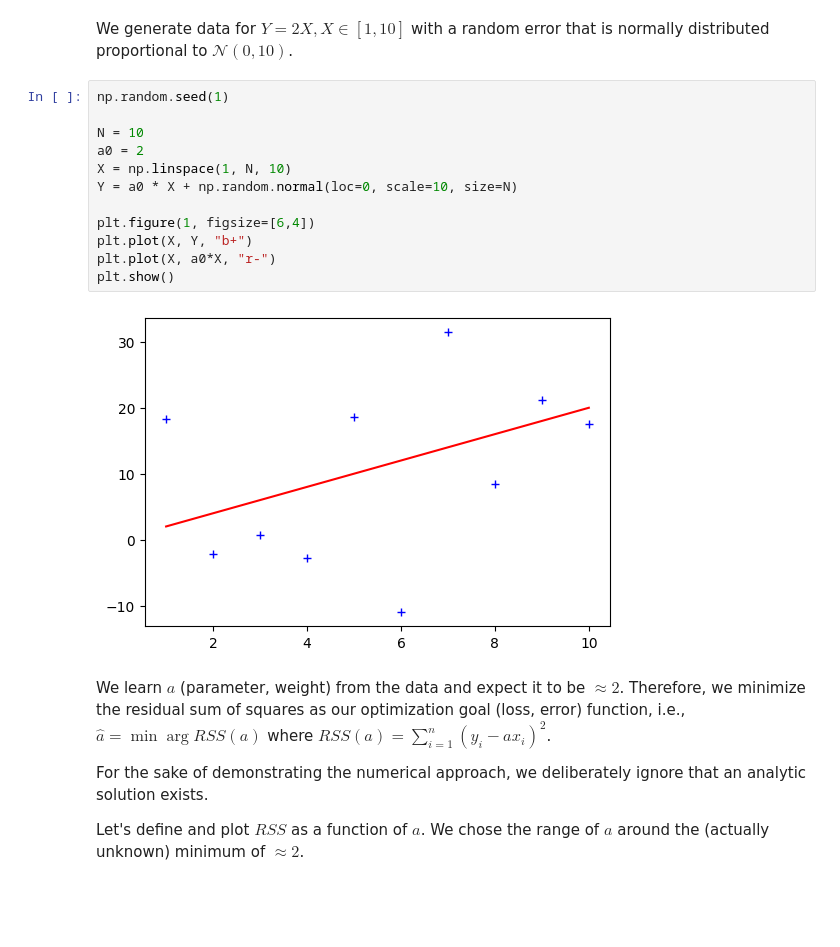
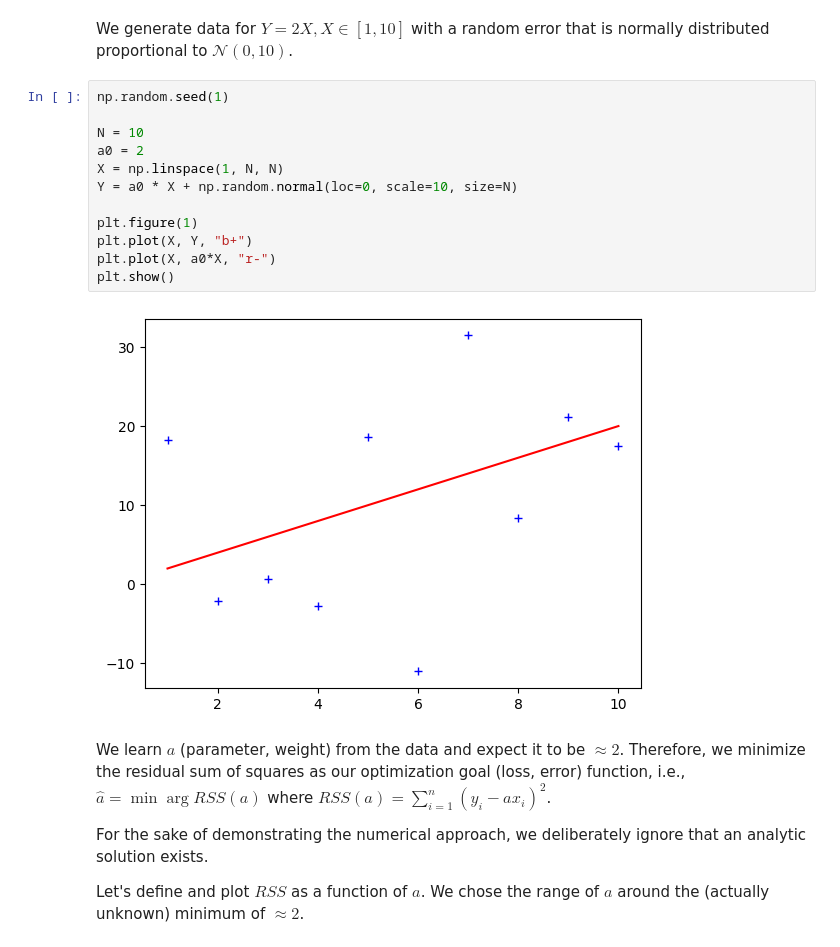
Before and after one commit to kallefrisk/Schoolwork, a Jupyter notebook: Python/DeepLearning/Numerical Linear Regression.ipynb, the cells around one changed output. Drawn from its saved outputs; the diff is of its cells as text; blank space fills up the shorter version.

```diff
--- a/Python/DeepLearning/Numerical Linear Regression.ipynb
+++ b/Python/DeepLearning/Numerical Linear Regression.ipynb
@@ -30,17 +30,17 @@ We generate data for $Y=2X, X\in [1,10]$ with a random error that is normally di
 # %%
 np.random.seed(1)
 
 N = 10
 a0 = 2
-X = np.linspace(1, N, 10)
+X = np.linspace(1, N, N)
 Y = a0 * X + np.random.normal(loc=0, scale=10, size=N)
 
-plt.figure(1, figsize=[6,4])
+plt.figure(1)
 plt.plot(X, Y, "b+")
 plt.plot(X, a0*X, "r-")
 plt.show()
 # %% [output]
-[figure, old version]
+[figure, new version]
 # %% [markdown]
 We learn $\hat a$ (parameter, weight) from the data and expect it to be $\approx 2$. Therefore, we minimize the residual sum of squares as our optimization goal (loss, error) function, i.e., $\hat a = \min \arg RSS(a)$ where $RSS(a) =\sum_{i=1}^{n}(y_i - a x_i)^2$.
 
```
Also changed, not shown: parts of 4 cells of this notebook.
